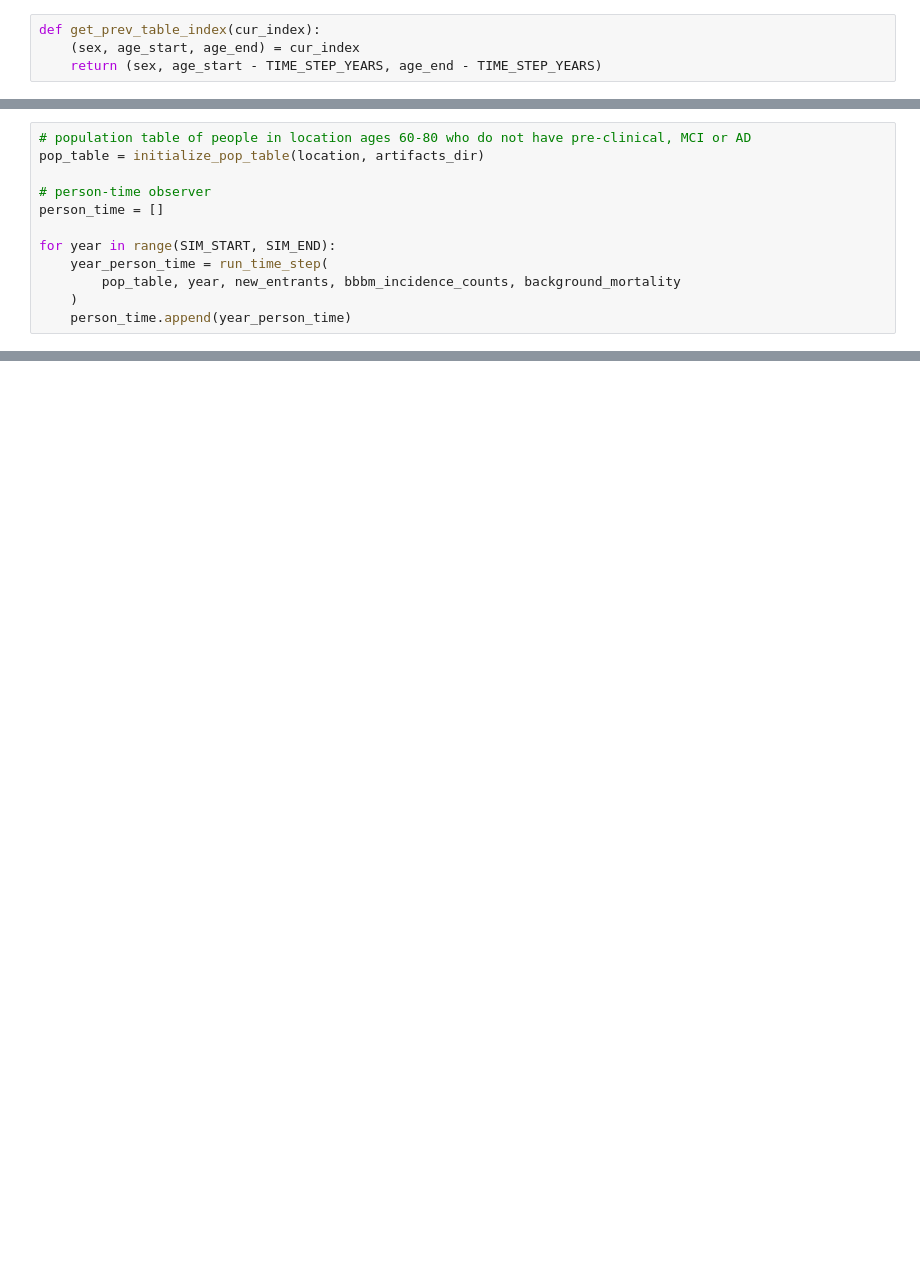
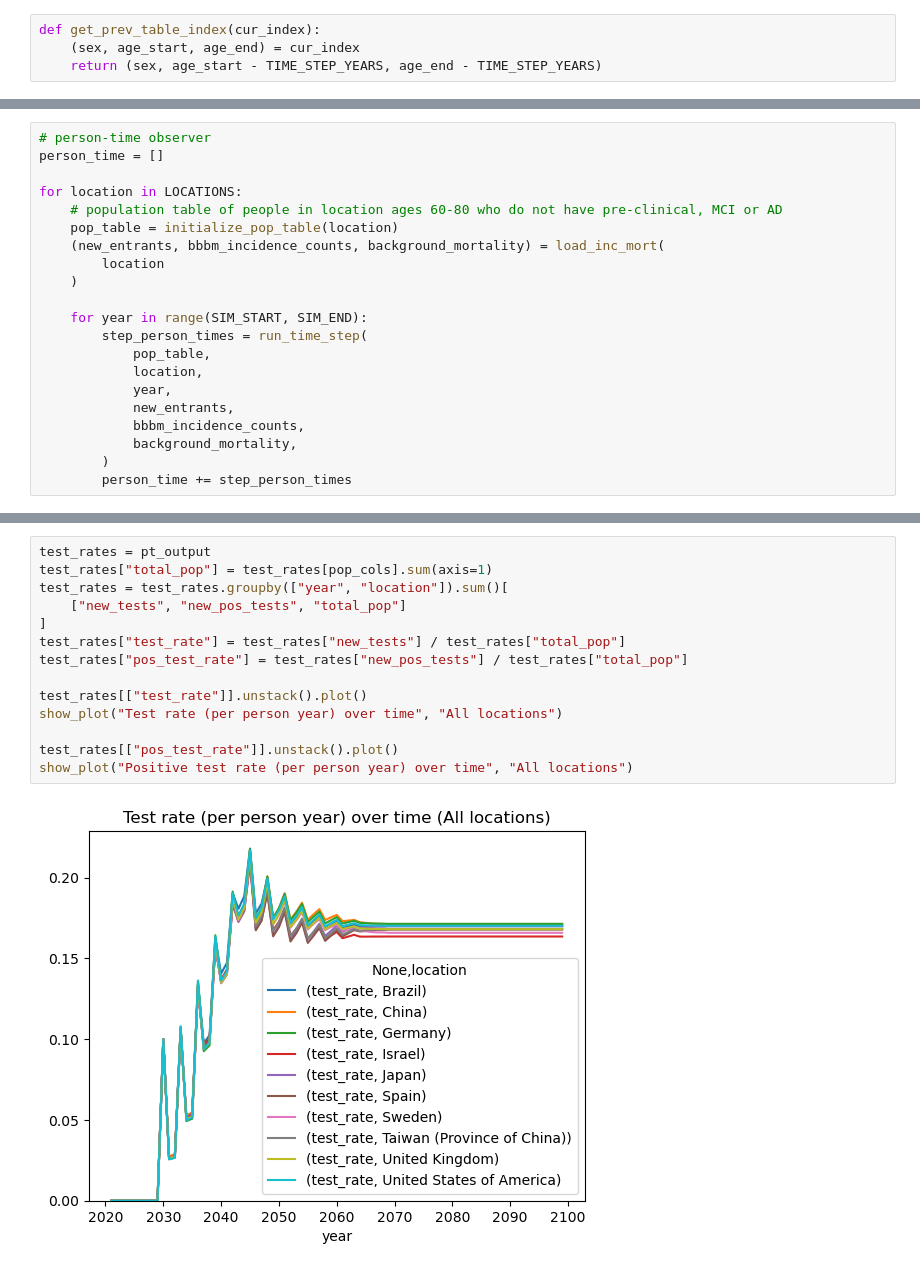
Before and after one commit to ihmeuw/vivarium_research_alzheimers, a Jupyter notebook: outside_sim_calculations/multistate_testing_treatment_table.ipynb, the cells around one changed output, grey strips where cells are left out. Cells and saved outputs as stored; diff of their text form; blank space fills up the shorter version.

```diff
--- a/outside_sim_calculations/multistate_testing_treatment_table.ipynb
+++ b/outside_sim_calculations/multistate_testing_treatment_table.ipynb
@@ -333,12 +350,21 @@ Length: 240, dtype: float64
 # %%
-# population table of people in location ages 60-80 who do not have pre-clinical, MCI or AD
-pop_table = initialize_pop_table(location, artifacts_dir)
-
 # person-time observer
 person_time = []
 
-for year in range(SIM_START, SIM_END):
-    year_person_time = run_time_step(
-        pop_table, year, new_entrants, bbbm_incidence_counts, background_mortality
+for location in LOCATIONS:
+    # population table of people in location ages 60-80 who do not have pre-clinical, MCI or AD
+    pop_table = initialize_pop_table(location)
+    (new_entrants, bbbm_incidence_counts, background_mortality) = load_inc_mort(
+        location
     )
-    person_time.append(year_person_time)
+
+    for year in range(SIM_START, SIM_END):
+        step_person_times = run_time_step(
+            pop_table,
+            location,
+            year,
+            new_entrants,
+            bbbm_incidence_counts,
+            background_mortality,
+        )
+        person_time += step_person_times
@@ -403,0 +510,16 @@ plt.show()
+# %%
+test_rates = pt_output
+test_rates["total_pop"] = test_rates[pop_cols].sum(axis=1)
+test_rates = test_rates.groupby(["year", "location"]).sum()[
+    ["new_tests", "new_pos_tests", "total_pop"]
+]
+test_rates["test_rate"] = test_rates["new_tests"] / test_rates["total_pop"]
+test_rates["pos_test_rate"] = test_rates["new_pos_tests"] / test_rates["total_pop"]
+
+test_rates[["test_rate"]].unstack().plot()
+show_plot("Test rate (per person year) over time", "All locations")
+
+test_rates[["pos_test_rate"]].unstack().plot()
+show_plot("Positive test rate (per person year) over time", "All locations")
+# %% [output]
+[figure, added]
```
Also changed, not shown: parts of 16 cells of this notebook, 1 other file.
